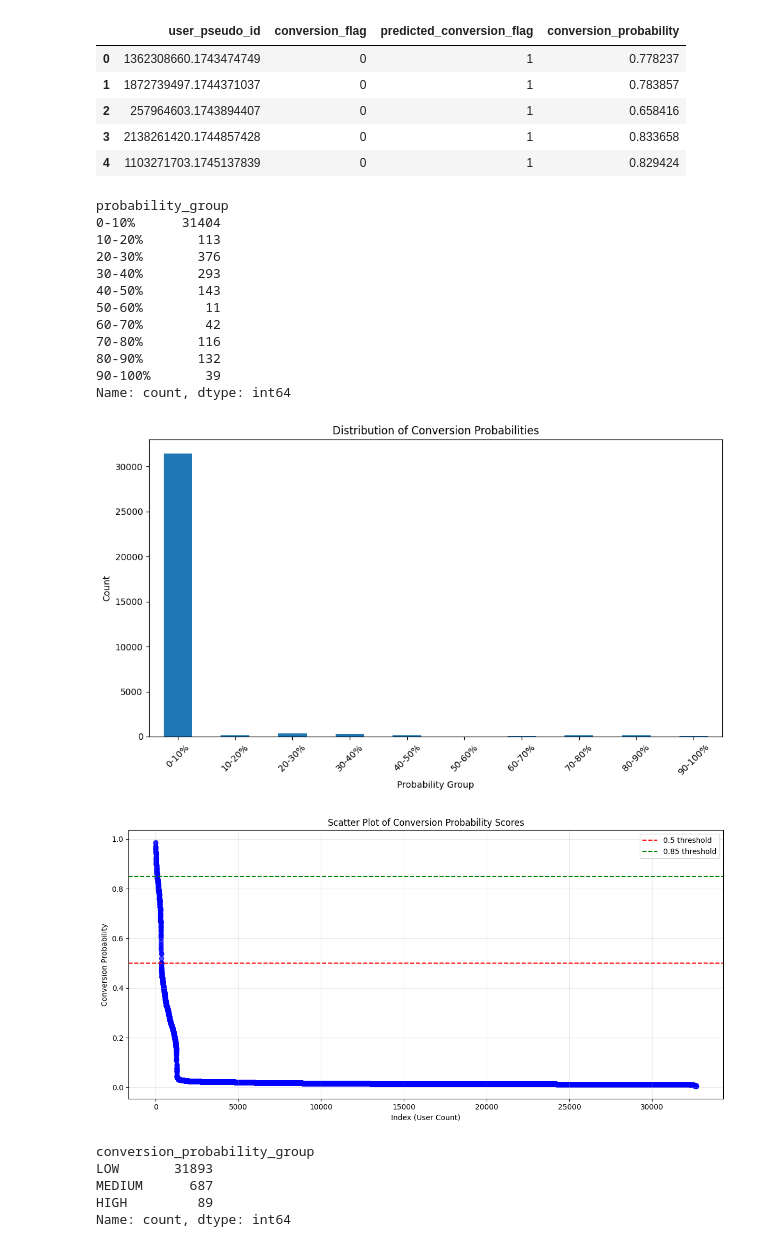
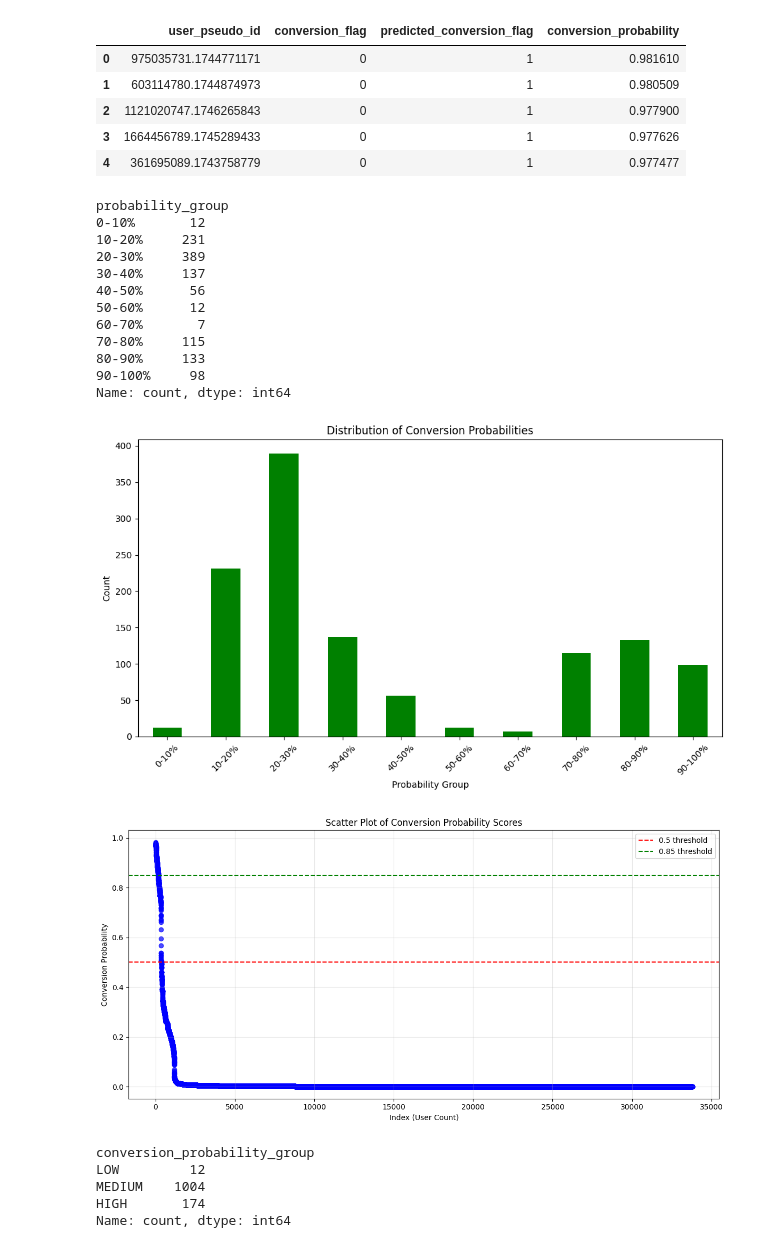
Before and after one commit to LargeLanguageMan/tal-ml, a Jupyter notebook: plot.ipynb, the cells around one changed output. Saved outputs shown, nothing was run; the diff lists cells and outputs as text; code cells hidden in the pictures.

```diff
--- a/plot.ipynb
+++ b/plot.ipynb
@@ -7,52 +7,57 @@ import seaborn as sns
 from sklearn.metrics import classification_report, roc_curve, auc
 from datetime import datetime
 # %%
-df = pd.read_csv('./bq_predicts/bq_automl_24042025.csv', dtype={'user_pseudo_id': str})
+df = pd.read_csv('./bq_predicts/bq_automl_13052025.csv', dtype={'user_pseudo_id': str})
 df['user_pseudo_id'] = df['user_pseudo_id'].astype(str)
 df.head()
 # %% [output]
 |  | user_pseudo_id | conversion_flag | predicted_conversion_flag | conversion_probability |
-| 0 | 1362308660.1743474749 | 0 | 1 | 0.778237 |
-| 1 | 1872739497.1744371037 | 0 | 1 | 0.783857 |
-| 2 | 257964603.1743894407 | 0 | 1 | 0.658416 |
-| 3 | 2138261420.1744857428 | 0 | 1 | 0.833658 |
-| 4 | 1103271703.1745137839 | 0 | 1 | 0.829424 |
+| 0 | 975035731.1744771171 | 0 | 1 | 0.981610 |
+| 1 | 603114780.1744874973 | 0 | 1 | 0.980509 |
+| 2 | 1121020747.1746265843 | 0 | 1 | 0.977900 |
+| 3 | 1664456789.1745289433 | 0 | 1 | 0.977626 |
+| 4 | 361695089.1743758779 | 0 | 1 | 0.977477 |
+# %%
+df = df[df['conversion_probability']>0.05]
 # %%
 #classify conversion_probabilty in groups [0% to 10%], [10% to 20%], [20% to 30%], [30% to 40%], [40% to 50%], [50% to 60%], [60% to 70%], [70% to 80%], [80% to 90%], [90% to 100%
 # Create bins for conversion probability from 0% to 100% in 10% increments
 bins = [0, 0.1, 0.2, 0.3, 0.4, 0.5, 0.6, 0.7, 0.8, 0.9, 1.0]
 labels = ['0-10%', '10-20%', '20-30%', '30-40%', '40-50%', '50-60%', '60-70%', '70-80%', '80-90%', '90-100%']
+
+# bins = [0,0.05,0.10,0.15,0.20,0.25,0.30,0.35,0.40,0.45,0.50,0.55,0.60,0.65,0.70,0.75,0.80,0.85,0.90,0.95,1.0]
+# labels = ['0-5%', '5-10%', '10-15%', '15-20%', '20-25%', '25-30%', '30-35%', '35-40%', '40-45%', '45-50%', '50-55%', '55-60%', '60-65%', '65-70%', '70-75%', '75-80%', '80-85%', '85-90%', '90-95%', '95-100%']
 
 # Classify conversion probabilities into bins
 df['probability_group'] = pd.cut(df['conversion_probability'], bins=bins, labels=labels, include_lowest=True)
 
 # Display the count of records in each bin
 prob_group_counts = df['probability_group'].value_counts().sort_index()
 print(prob_group_counts)
 
 # Visualize the distribution
 plt.figure(figsize=(10, 6))
-prob_group_counts.plot(kind='bar')
+prob_group_counts.plot(kind='bar', color='green')
 plt.title('Distribution of Conversion Probabilities')
 plt.xlabel('Probability Group')
 plt.ylabel('Count')
 plt.xticks(rotation=45)
 plt.tight_layout()
 plt.show()
 # %% [output]
 probability_group
-0-10%      31404
-10-20%       113
-20-30%       376
-30-40%       293
-40-50%       143
-50-60%        11
-60-70%        42
-70-80%       116
-80-90%       132
-90-100%       39
+0-10%       12
+10-20%     231
+20-30%     389
+30-40%     137
+40-50%      56
+50-60%      12
+60-70%       7
+70-80%     115
+80-90%     133
+90-100%     98
 Name: count, dtype: int64
-[figure, old version]
+[figure, new version]
 # %%
 # Create a scatter plot of just the conversion probability scores
 plt.figure(figsize=(12, 6))
@@ -80,9 +85,9 @@ plt.tight_layout()
 # Show the plot
 plt.show()
 # %% [output]
-[figure, old version]
+[figure, new version]
 # %%
-bins = [0, 0.3, 0.85, 1.0]
+bins = [0, 0.10, 0.85, 1.0]
 labels = ['LOW', 'MEDIUM', 'HIGH']
 
 df['conversion_probability_group'] = pd.cut(df['conversion_probability'],
@@ -95,9 +100,9 @@ prob_group_counts = df['conversion_probability_group'].value_counts().sort_index
 print(prob_group_counts)
 # %% [output]
 conversion_probability_group
-LOW       31893
-MEDIUM      687
-HIGH         89
+LOW         12
+MEDIUM    1004
+HIGH       174
 Name: count, dtype: int64
 # %%
 df
```
Also changed, not shown: parts of 1 cell of this notebook, 3 other files.
